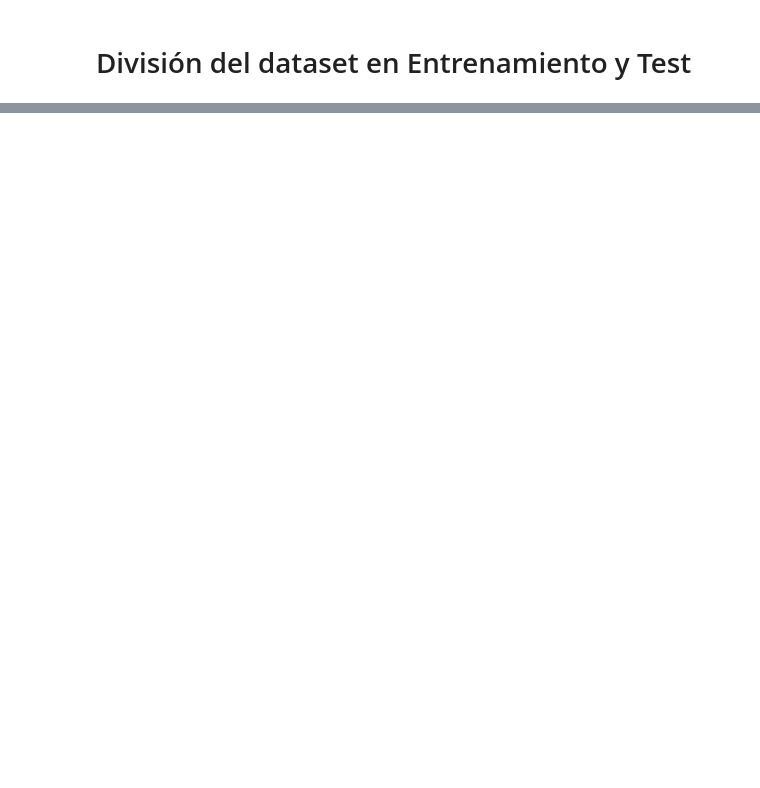
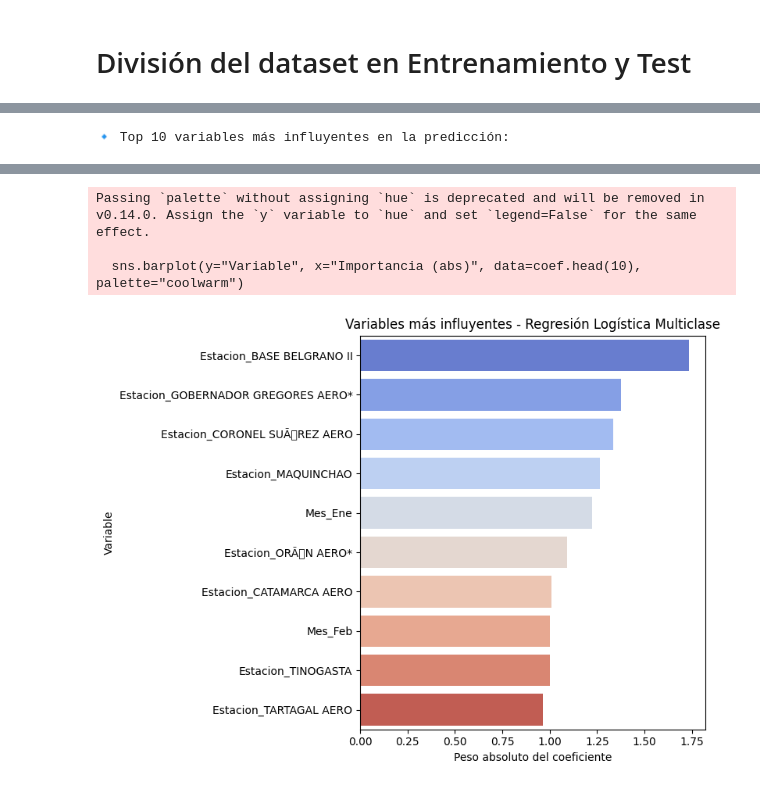
Before and after one commit to MarianoBuet/Aprendizaje-Autom-tico, a Jupyter notebook: Entregas_Parcial/notebooks/Predicción_de__Alertas__Termicas_RLog.ipynb, the cells around one changed output, grey strips where cells are left out. Cells and saved outputs as stored; diff of their text form; code cells hidden in the pictures; blank space fills up the shorter version.

```diff
--- a/Entregas_Parcial/notebooks/Predicción_de__Alertas__Termicas_RLog.ipynb
+++ b/Entregas_Parcial/notebooks/Predicción_de__Alertas__Termicas_RLog.ipynb
@@ -350,0 +382,20 @@ weighted avg       0.89      0.90      0.89       235
+# %%
+# 7️⃣ Importancia de las variables
+import numpy as np
+
+coef = pd.DataFrame({
+    "Variable": X.columns,
+    "Importancia (abs)": np.mean(np.abs(log_model.coef_), axis=0)
+}).sort_values(by="Importancia (abs)", ascending=False)
+
+print("🔹 Top 10 variables más influyentes en la predicción:")
+display(coef.head(10))
+
+plt.figure(figsize=(8,6))
+sns.barplot(y="Variable", x="Importancia (abs)", data=coef.head(10), palette="coolwarm")
+plt.title("Variables más influyentes - Regresión Logística Multiclase")
+plt.xlabel("Peso absoluto del coeficiente")
+plt.tight_layout()
+plt.show()
+# %% [output]
+🔹 Top 10 variables más influyentes en la predicción:
@@ -350,0 +413,4 @@ weighted avg       0.89      0.90      0.89       235
+Passing `palette` without assigning `hue` is deprecated and will be removed in v0.14.0. Assign the `y` variable to `hue` and set `legend=False` for the same effect.
+
+  sns.barplot(y="Variable", x="Importancia (abs)", data=coef.head(10), palette="coolwarm")
+[figure, added]
```
Also changed, not shown: parts of 9 cells of this notebook.
